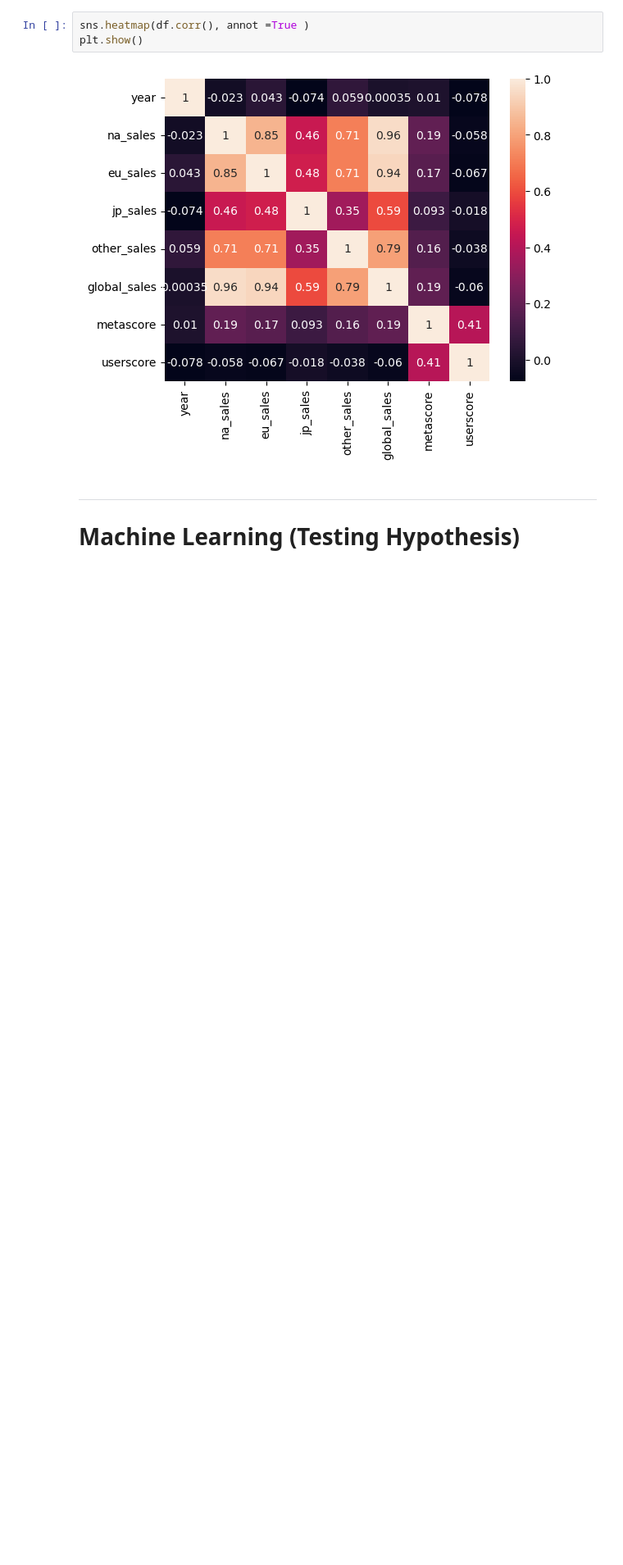
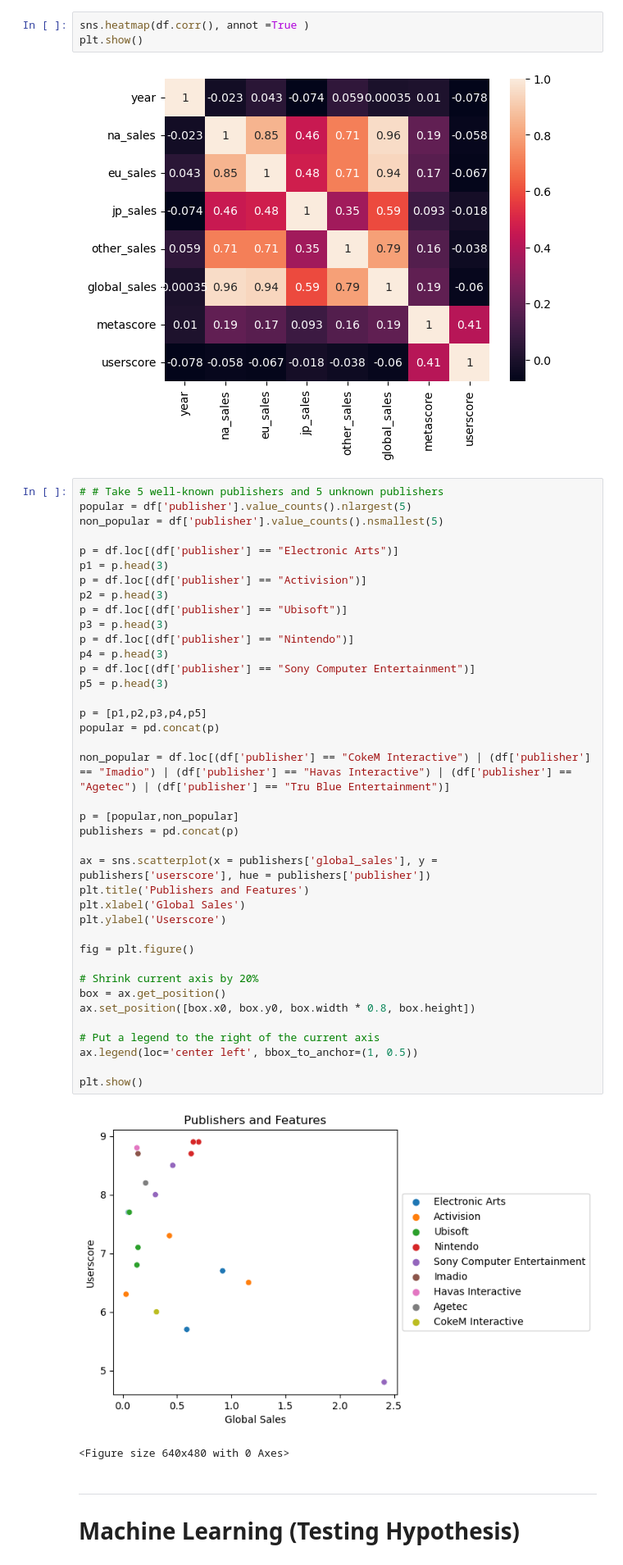
Before and after one commit to vinnyh125/game-sales, a Jupyter notebook: game-sales.ipynb, the cells around one changed output. Shown at 82% size. Saved outputs shown, nothing was run; the diff lists cells and outputs as text; blank space fills up the shorter version.

Commit message:
Add ScatterPlot for Publishers
- scatterplot comparing publishers and features (global sales and userscore)
- added to the analysis

```diff
--- a/game-sales.ipynb
+++ b/game-sales.ipynb
@@ -190,6 +190,48 @@ sns.heatmap(df.corr(), annot =True )
 plt.show()
 # %% [output]
 [figure]
+# %%
+# # Take 5 well-known publishers and 5 unknown publishers
+popular = df['publisher'].value_counts().nlargest(5)
+non_popular = df['publisher'].value_counts().nsmallest(5)
+
+p = df.loc[(df['publisher'] == "Electronic Arts")]
+p1 = p.head(3)
+p = df.loc[(df['publisher'] == "Activision")]
+p2 = p.head(3)
+p = df.loc[(df['publisher'] == "Ubisoft")]
+p3 = p.head(3)
+p = df.loc[(df['publisher'] == "Nintendo")]
+p4 = p.head(3)
+p = df.loc[(df['publisher'] == "Sony Computer Entertainment")]
+p5 = p.head(3)
+
+p = [p1,p2,p3,p4,p5]
+popular = pd.concat(p)
+
+non_popular = df.loc[(df['publisher'] == "CokeM Interactive") | (df['publisher'] == "Imadio") | (df['publisher'] == "Havas Interactive") | (df['publisher'] == "Agetec") | (df['publisher'] == "Tru Blue Entertainment")]
+
+p = [popular,non_popular]
+publishers = pd.concat(p)
+
+ax = sns.scatterplot(x = publishers['global_sales'], y = publishers['userscore'], hue = publishers['publisher'])
+plt.title('Publishers and Features')
+plt.xlabel('Global Sales')
+plt.ylabel('Userscore')
+
+fig = plt.figure()
+
+# Shrink current axis by 20%
+box = ax.get_position()
+ax.set_position([box.x0, box.y0, box.width * 0.8, box.height])
+
+# Put a legend to the right of the current axis
+ax.legend(loc='center left', bbox_to_anchor=(1, 0.5))
+
+plt.show()
+# %% [output]
+[figure, added]
+<Figure size 640x480 with 0 Axes>
 # %% [markdown]
 ----
 # Machine Learning (Testing Hypothesis)
```
Also changed, not shown: parts of 2 cells of this notebook.
